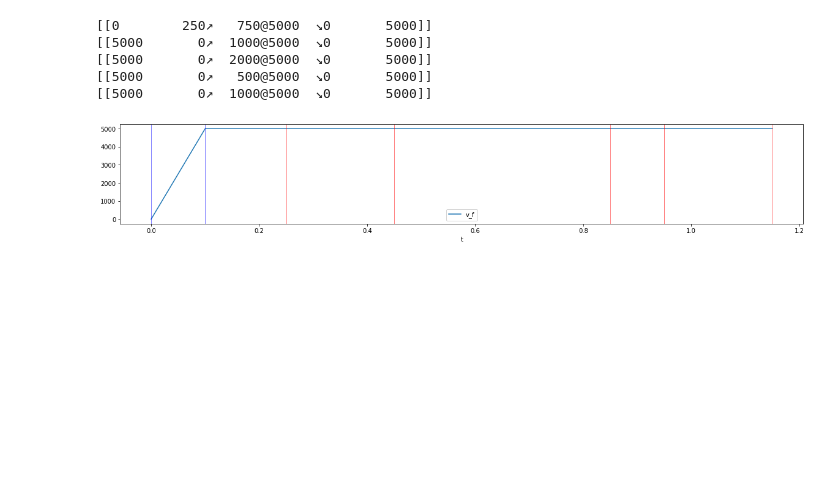
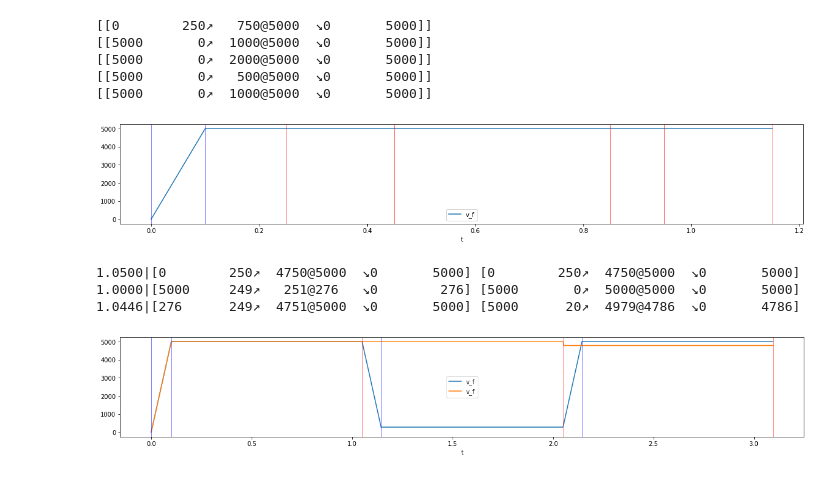
Before and after one commit to Busboombot/trajectory, a Jupyter notebook: design/Notebooks/JITTrajectory.ipynb, the cells around one changed output. Cells and saved outputs as stored; diff of their text form; code cells hidden in the pictures; blank space fills up the shorter version.

```diff
--- a/design/Notebooks/JITTrajectory.ipynb
+++ b/design/Notebooks/JITTrajectory.ipynb
@@ -38,3 +42,22 @@ plot_segment_list(sl.dataframe)
 [[5000       0↗   500@5000  ↘0       5000]]
 [[5000       0↗  1000@5000  ↘0       5000]]
 [figure]
+# %%
+sl = SegmentList([Joint(5_000, 50_000),Joint(5_000, 50_000)])
+
+x = 5000
+
+sl.rmove([x,x])
+sl.rmove([x/10,x])
+sl.rmove([x,x])
+
+sl.update()
+
+print(sl)
+
+plot_segment_list(sl.dataframe)
+# %% [output]
+1.0500|[0        250↗  4750@5000  ↘0       5000] [0        250↗  4750@5000  ↘0       5000]
+1.0000|[5000     249↗   251@276   ↘0        276] [5000       0↗  5000@5000  ↘0       5000]
+1.0446|[276      249↗  4751@5000  ↘0       5000] [5000      20↗  4979@4786  ↘0       4786]
+[figure, added]
```
Also changed, not shown: parts of 8 cells of this notebook, 1 other file.
